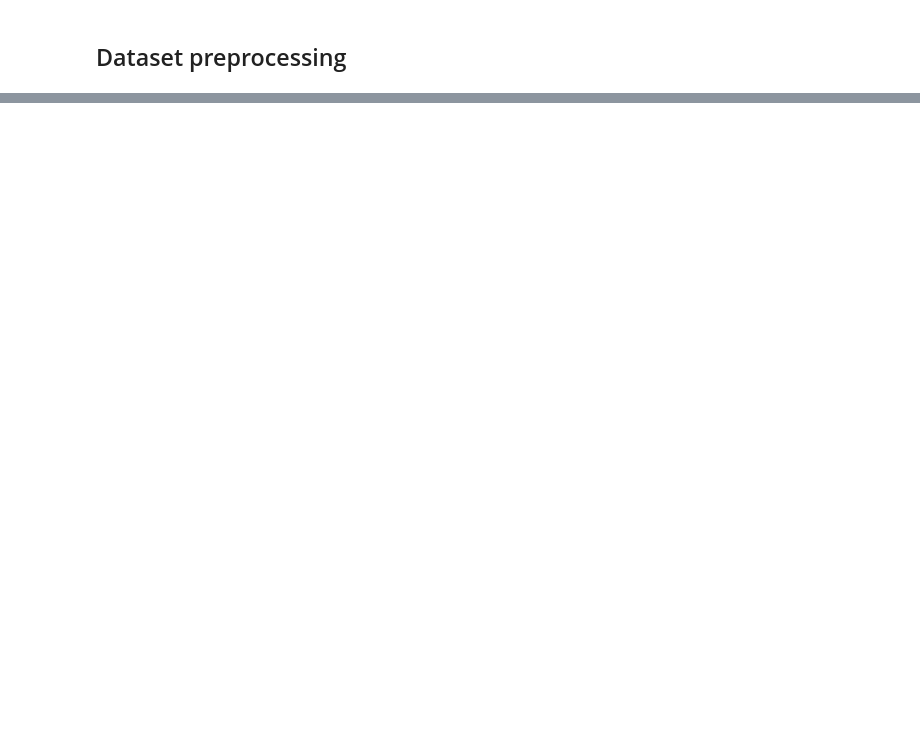
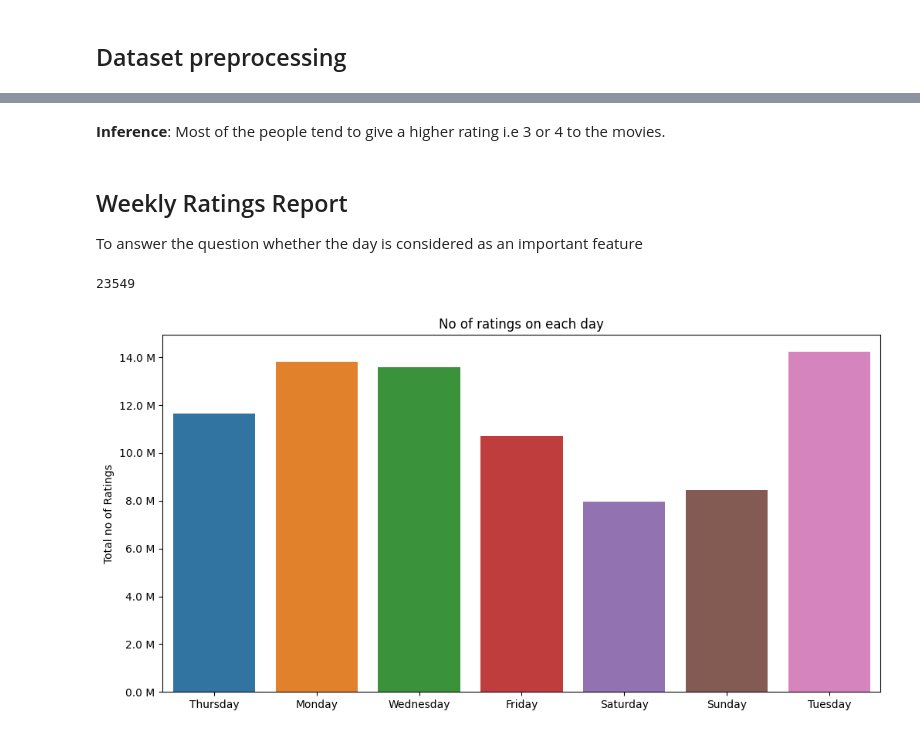
Before and after one commit to ChiragJRana/SWM_Course_Project_Group2, a Jupyter notebook: Code/data_analysis/data_analysis.ipynb, the cells around one changed output, grey strips where cells are left out. Saved outputs shown, nothing was run; the diff lists cells and outputs as text; code cells hidden in the pictures; blank space fills up the shorter version.

Commit message:
Added additional analysis and plots

```diff
--- a/Code/data_analysis/data_analysis.ipynb
+++ b/Code/data_analysis/data_analysis.ipynb
@@ -91,0 +137,22 @@ Total No of movies : 17770
+# %%
+# Method to make y-axis more readable
+def human(num, units = 'M'):
+    units = units.lower()
+    num = float(num)
+    if units == 'k':
+        return str(num/10**3) + " K"
+    elif units == 'm':
+        return str(num/10**6) + " M"
+    elif units == 'b':
+        return str(num/10**9) +  " B"
+
+fig, ax = plt.subplots(figsize = (10, 6))
+plt.title('Distribution of Ratings over Training Dataset', fontsize=15)
+sns.countplot(x = train_df.rating)
+ticks_loc = ax.get_yticks().tolist()
+ax.yaxis.set_major_locator(mticker.FixedLocator(ticks_loc))
+ax.set_yticklabels([human(item, 'M') for item in ax.get_yticks()])
+plt.xlabel('Ratings')
+plt.ylabel('Number of Ratings')
+plt.savefig('images/train_distribution.png')
+plt.show()
@@ -91,0 +161,28 @@ Total No of movies : 17770
+# %% [markdown]
+**Inference**: Most of the people tend to give a higher rating i.e 3 or 4 to the movies.
+# %% [markdown]
+## Weekly Ratings Report
+To answer the question whether the day is considered as an important feature
+# %%
+day_names = train_df.date.dt.day_name()
+ratings = train_df['rating']
+
+# Need to clear the RAM in order to run the next few code cells
+del train_df
+del test_df
+gc.collect()
+# %% [output]
+23549
+# %%
+fig, ax = plt.subplots(figsize = (12, 6))
+sns.countplot(x=day_names, ax=ax)
+plt.title('No of ratings on each day')
+plt.ylabel('Total no of Ratings')
+plt.xlabel('')
+ticks_loc = ax.get_yticks().tolist()
+ax.yaxis.set_major_locator(mticker.FixedLocator(ticks_loc))
+ax.set_yticklabels([human(item, 'M') for item in ax.get_yticks()])
+plt.savefig('images/week_rating_distribution.png')
+plt.show()
+# %% [output]
+[figure, added]
```
Also changed, not shown: parts of 19 cells of this notebook, 3 other files.
